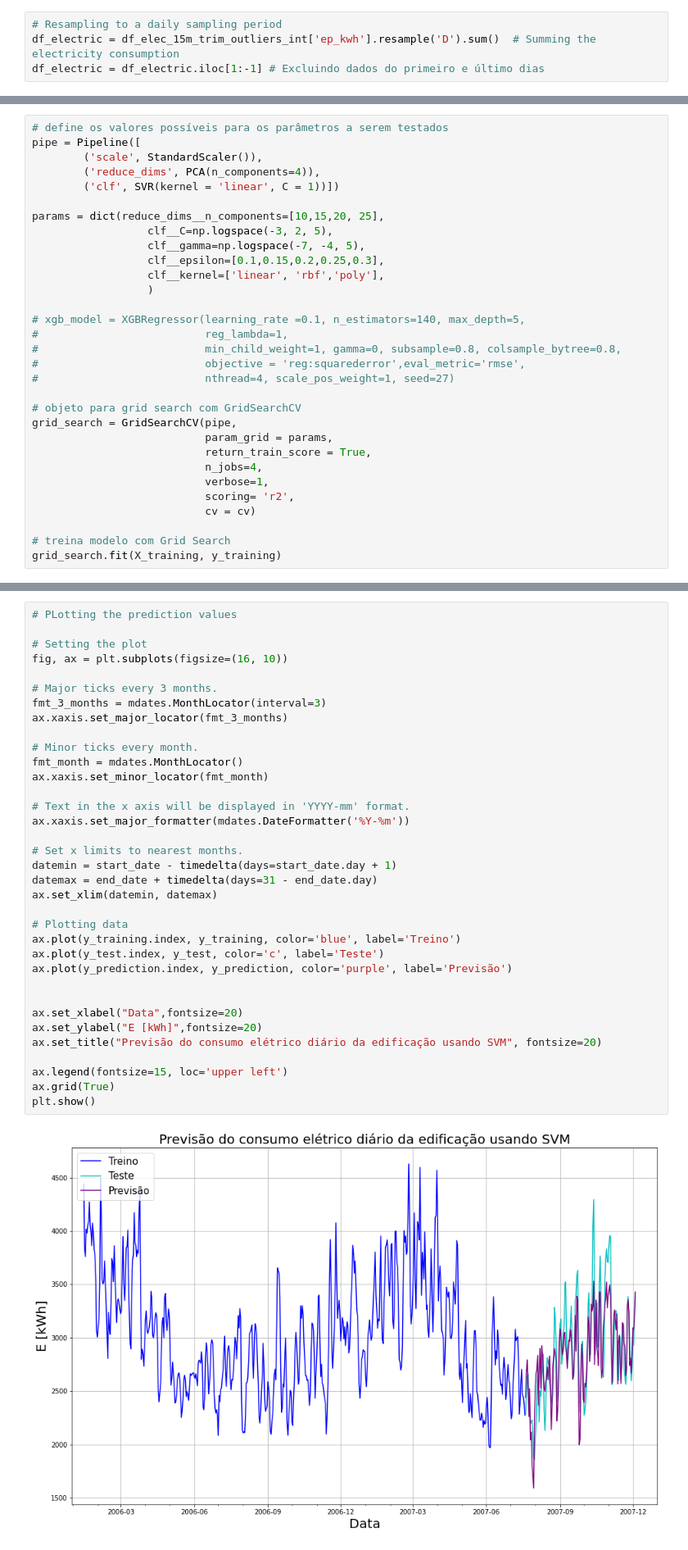
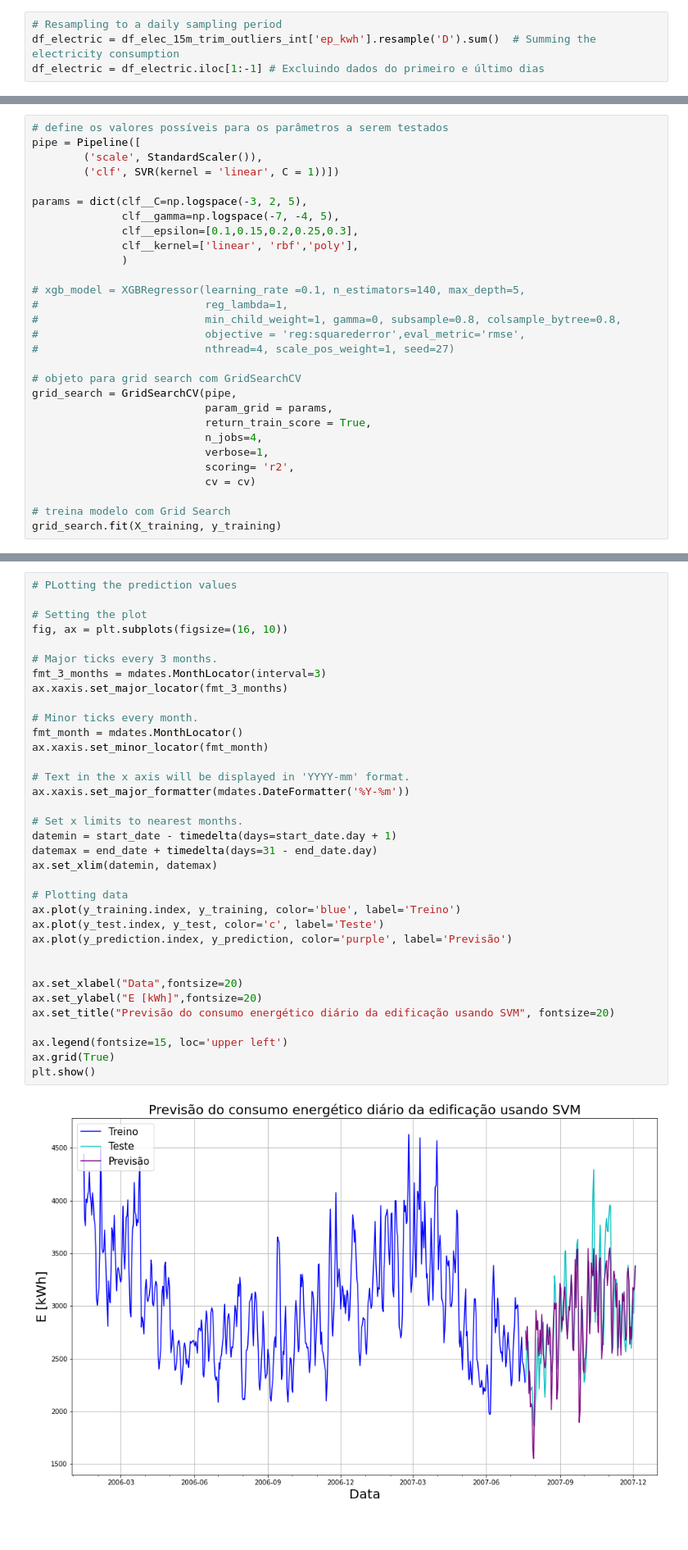
Before and after one commit to vitoramr/Energy_consumption_forecasting, a Jupyter notebook: forecast_model.ipynb, the cells around one changed output, grey strips where cells are left out. Shown at 82% size. Cells and saved outputs as stored; diff of their text form.

```diff
--- a/forecast_model.ipynb
+++ b/forecast_model.ipynb
@@ -566,15 +753,13 @@ Test set y (138,)
 # define os valores possíveis para os parâmetros a serem testados
 pipe = Pipeline([
         ('scale', StandardScaler()),
-        ('reduce_dims', PCA(n_components=4)),
         ('clf', SVR(kernel = 'linear', C = 1))])
 
-params = dict(reduce_dims__n_components=[10,15,20, 25],
-                  clf__C=np.logspace(-3, 2, 5),
-                  clf__gamma=np.logspace(-7, -4, 5),
-                  clf__epsilon=[0.1,0.15,0.2,0.25,0.3],
-                  clf__kernel=['linear', 'rbf','poly'],
-                  )
+params = dict(clf__C=np.logspace(-3, 2, 5),
+              clf__gamma=np.logspace(-7, -4, 5),
+              clf__epsilon=[0.1,0.15,0.2,0.25,0.3],
+              clf__kernel=['linear', 'rbf','poly'],
+              )
 
 # xgb_model = XGBRegressor(learning_rate =0.1, n_estimators=140, max_depth=5,
 #                          reg_lambda=1,
@@ -725,32 +913,32 @@ fig, ax = plt.subplots(figsize=(16, 10))
 
 # Major ticks every 3 months.
 fmt_3_months = mdates.MonthLocator(interval=3)
 ax.xaxis.set_major_locator(fmt_3_months)
 
 # Minor ticks every month.
 fmt_month = mdates.MonthLocator()
 ax.xaxis.set_minor_locator(fmt_month)
 
 # Text in the x axis will be displayed in 'YYYY-mm' format.
 ax.xaxis.set_major_formatter(mdates.DateFormatter('%Y-%m'))
 
 # Set x limits to nearest months.
 datemin = start_date - timedelta(days=start_date.day + 1)
 datemax = end_date + timedelta(days=31 - end_date.day)
 ax.set_xlim(datemin, datemax)
 
 # Plotting data
 ax.plot(y_training.index, y_training, color='blue', label='Treino')
 ax.plot(y_test.index, y_test, color='c', label='Teste')
 ax.plot(y_prediction.index, y_prediction, color='purple', label='Previsão')
 
 
 ax.set_xlabel("Data",fontsize=20)
 ax.set_ylabel("E [kWh]",fontsize=20)
-ax.set_title("Previsão do consumo elétrico diário da edificação usando SVM", fontsize=20)
+ax.set_title("Previsão do consumo energético diário da edificação usando SVM", fontsize=20)
 
 ax.legend(fontsize=15, loc='upper left')
 ax.grid(True)
 plt.show()
 # %% [output]
-[figure, old version]
+[figure, new version]
```
Also changed, not shown: parts of 28 cells of this notebook.
